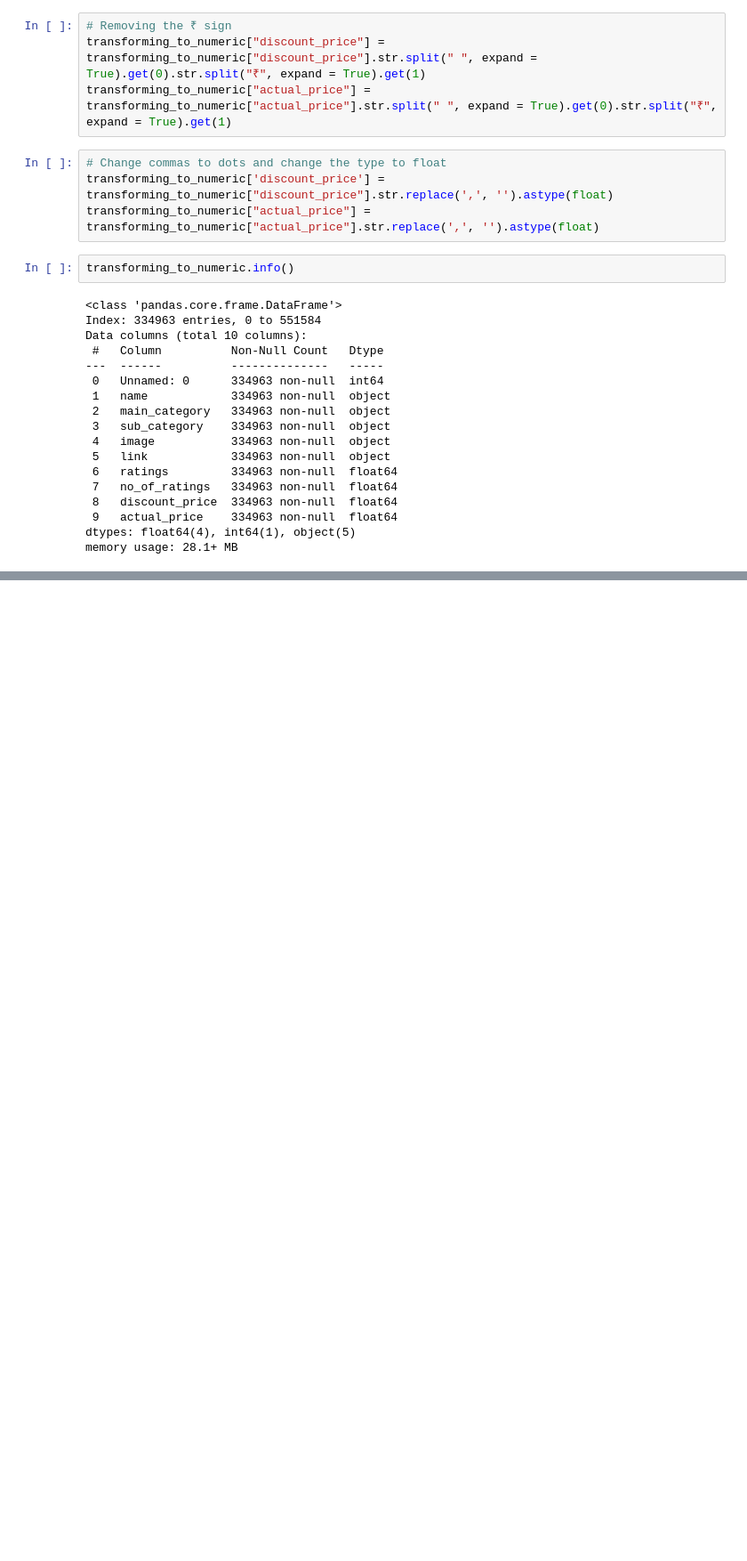
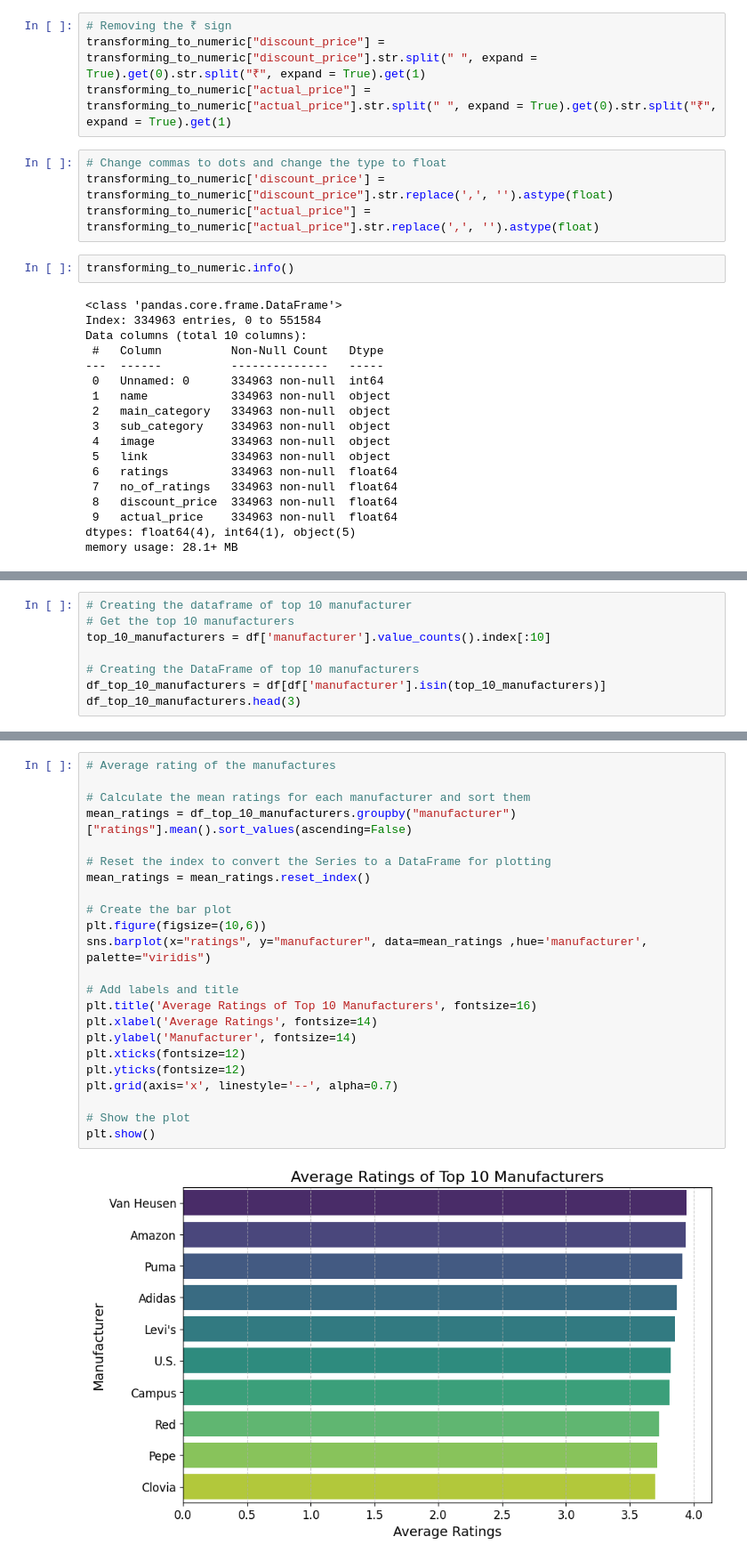
Before and after one commit to JuanPapi84/E-Commerce-Amazon, a Jupyter notebook: Code/Exploratory_Data_Analysis.ipynb, the cells around one changed output, grey strips where cells are left out. Shown at 89% size. Cells and saved outputs as stored; diff of their text form; blank space fills up the shorter version.

Commit message:
update exploratory data analysis file

```diff
--- a/Code/Exploratory_Data_Analysis.ipynb
+++ b/Code/Exploratory_Data_Analysis.ipynb
@@ -371,0 +523,8 @@ memory usage: 28.1+ MB
+# %%
+# Creating the dataframe of top 10 manufacturer
+# Get the top 10 manufacturers
+top_10_manufacturers = df['manufacturer'].value_counts().index[:10]
+
+# Creating the DataFrame of top 10 manufacturers
+df_top_10_manufacturers = df[df['manufacturer'].isin(top_10_manufacturers)]
+df_top_10_manufacturers.head(3)
@@ -371,0 +536,25 @@ memory usage: 28.1+ MB
+# %%
+# Average rating of the manufactures
+
+# Calculate the mean ratings for each manufacturer and sort them
+mean_ratings = df_top_10_manufacturers.groupby("manufacturer")["ratings"].mean().sort_values(ascending=False)
+
+# Reset the index to convert the Series to a DataFrame for plotting
+mean_ratings = mean_ratings.reset_index()
+
+# Create the bar plot
+plt.figure(figsize=(10,6))
+sns.barplot(x="ratings", y="manufacturer", data=mean_ratings ,hue='manufacturer', palette="viridis")
+
+# Add labels and title
+plt.title('Average Ratings of Top 10 Manufacturers', fontsize=16)
+plt.xlabel('Average Ratings', fontsize=14)
+plt.ylabel('Manufacturer', fontsize=14)
+plt.xticks(fontsize=12)
+plt.yticks(fontsize=12)
+plt.grid(axis='x', linestyle='--', alpha=0.7)
+
+# Show the plot
+plt.show()
+# %% [output]
+[figure, added]
```
Also changed, not shown: parts of 30 cells of this notebook, 2 other files.
